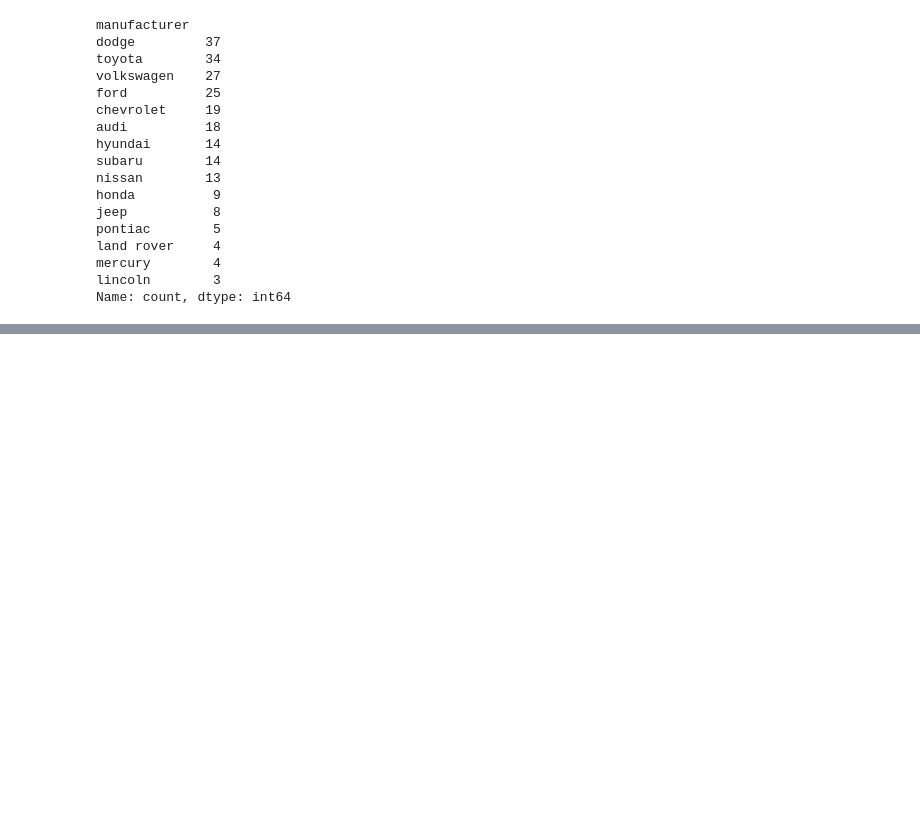
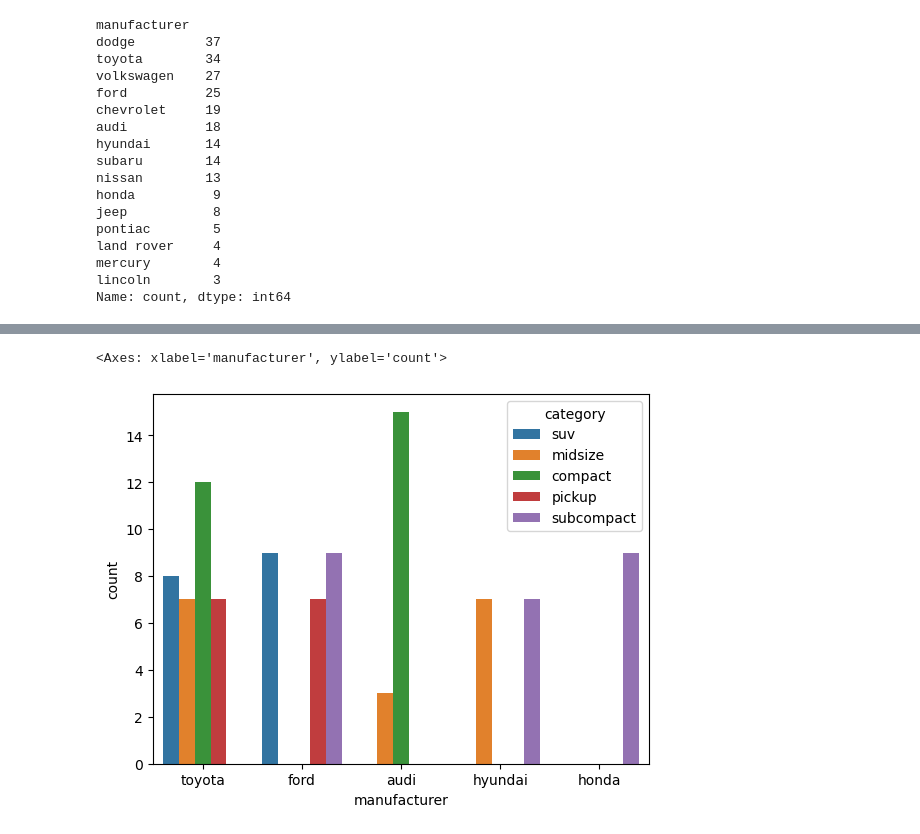
Before and after one commit to hyerimmmmm/SWDataAnalysisClass, a Jupyter notebook: pythonStudy/LIB/mpg데이터 실습.ipynb, the cells around one changed output, grey strips where cells are left out. Saved outputs shown, nothing was run; the diff lists cells and outputs as text; code cells hidden in the pictures; blank space fills up the shorter version.

```diff
--- a/pythonStudy/LIB/mpg데이터 실습.ipynb
+++ b/pythonStudy/LIB/mpg데이터 실습.ipynb
@@ -352,12 +351,14 @@ mercury        4
 lincoln        3
 Name: count, dtype: int64
 # %%
-# 방법1
+# 방법 1
 # 제조사가 totyota 인 데이터
 toyota = mpg[mpg['manufacturer'] == 'toyota']
+# 제조사가 ford 인 데이터
 ford = mpg[mpg['manufacturer'] == 'ford']
-audi = mpg[mpg['manufacturer'] == 'audi']
+# 제조사가 audi 인 데이터
+hyundai = mpg[mpg['manufacturer'] == 'audi']
+# 제조사가 audi 인 데이터
 hyundai = mpg[mpg['manufacturer'] == 'hyundai']
+# 제조사가 honda 인 데이터
 honda = mpg[mpg['manufacturer'] == 'honda']
-
-toyota
@@ -381,0 +365,4 @@ toyota
+# %%
+# 제조사가 toyota, ford, audi, hyundai, honda
+total = pd.concat([toyota, ford, audi, hyundai, honda])
+total
@@ -381,0 +465,12 @@ toyota
+# %%
+# sns.countplot(data = , x = , hue = )
+# x: x값
+# hue: 분할 기준(나타내고자 하는 것)
+# y 값은 알아서 개수를 파악해서 시각화 진행
+
+sns.countplot(data = total, x = 'manufacturer', hue = 'category')
+# x축: 제조사
+# 분할기준: 자동차 종류(종류별로 분할해서 개수를 나타내라)
+# %% [output]
+<Axes: xlabel='manufacturer', ylabel='count'>
+[figure, added]
```
Also changed, not shown: parts of 11 cells of this notebook.
